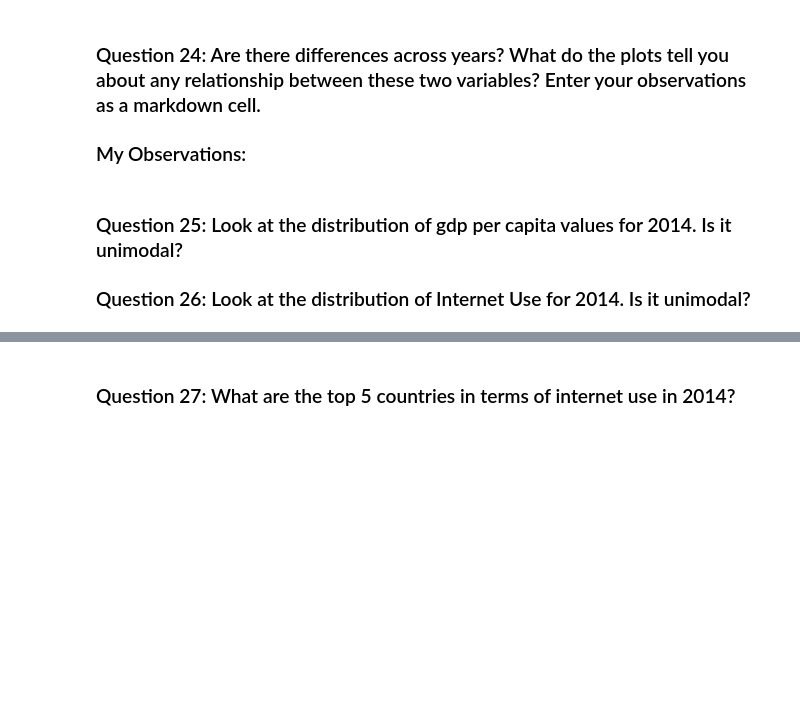
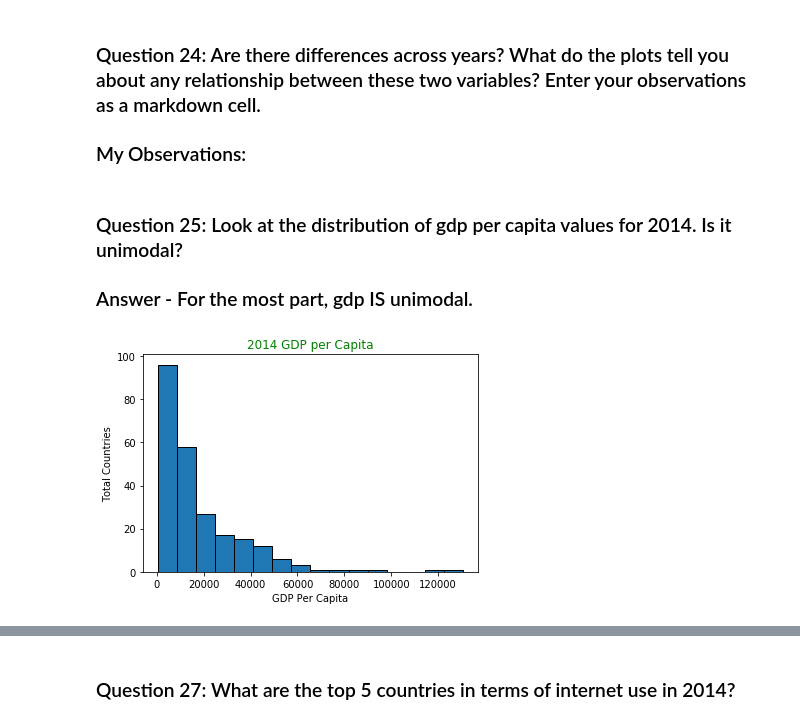
Before and after one commit to CatSchmalzer/gdp-and-internet, a Jupyter notebook: notebooks/un_data_explore.ipynb, the cells around one changed output, grey strips where cells are left out. Saved outputs shown, nothing was run; the diff lists cells and outputs as text; code cells hidden in the pictures; blank space fills up the shorter version.

```diff
--- a/notebooks/un_data_explore.ipynb
+++ b/notebooks/un_data_explore.ipynb
@@ -339,5 +339,11 @@ plt.title('2014 Internet Users vs GDP per Capita', color = 'green');
 ### My Observations:
 # %% [markdown]
 ### Question 25: Look at the distribution of gdp per capita values for 2014. Is it unimodal?
-
-### Question 26: Look at the distribution of Internet Use for 2014. Is it unimodal?
+### Answer - For the most part, gdp IS unimodal.
+# %%
+plt.hist('GDP_Per_Capita', edgecolor = 'black', bins = 16, data = gdp_and_internet_2014)
+plt.xlabel('GDP Per Capita')
+plt.ylabel('Total Countries')
+plt.title('2014 GDP per Capita', color = 'green');
+# %% [output]
+[figure, added]
```
Also changed, not shown: parts of 16 cells of this notebook.
